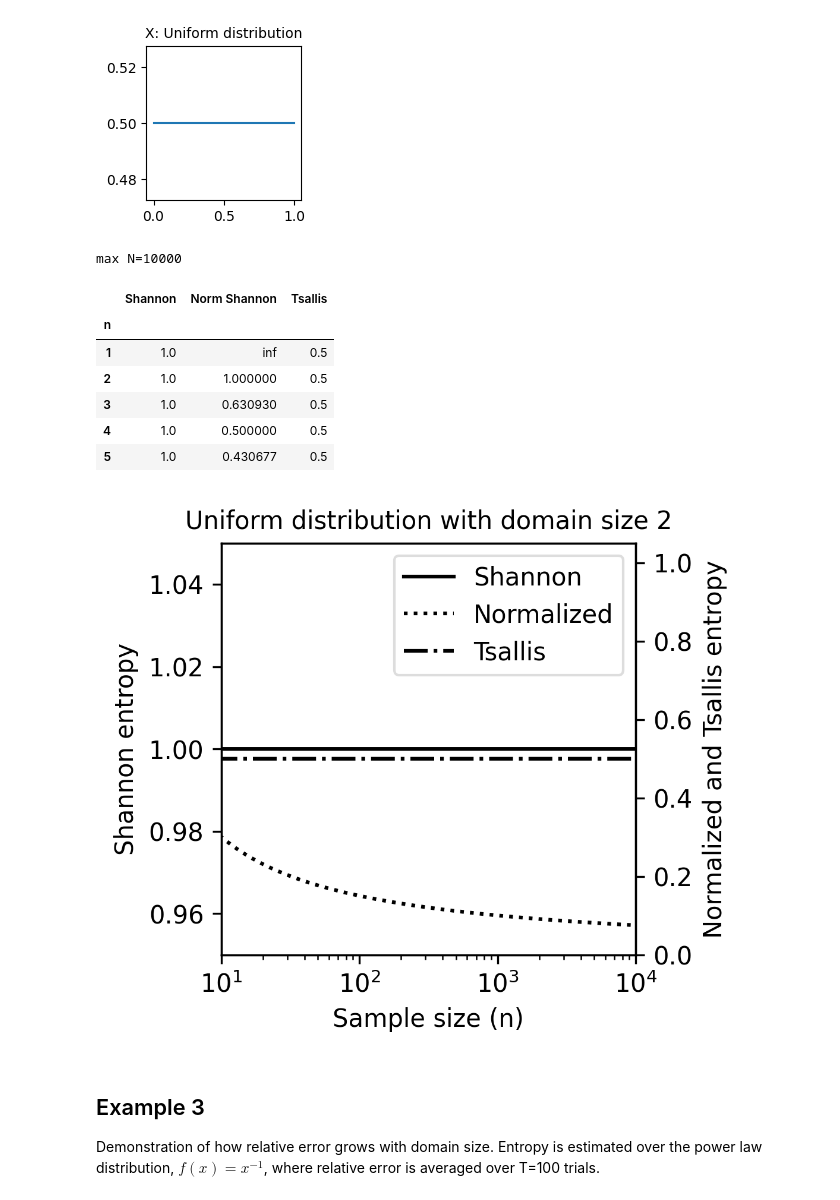
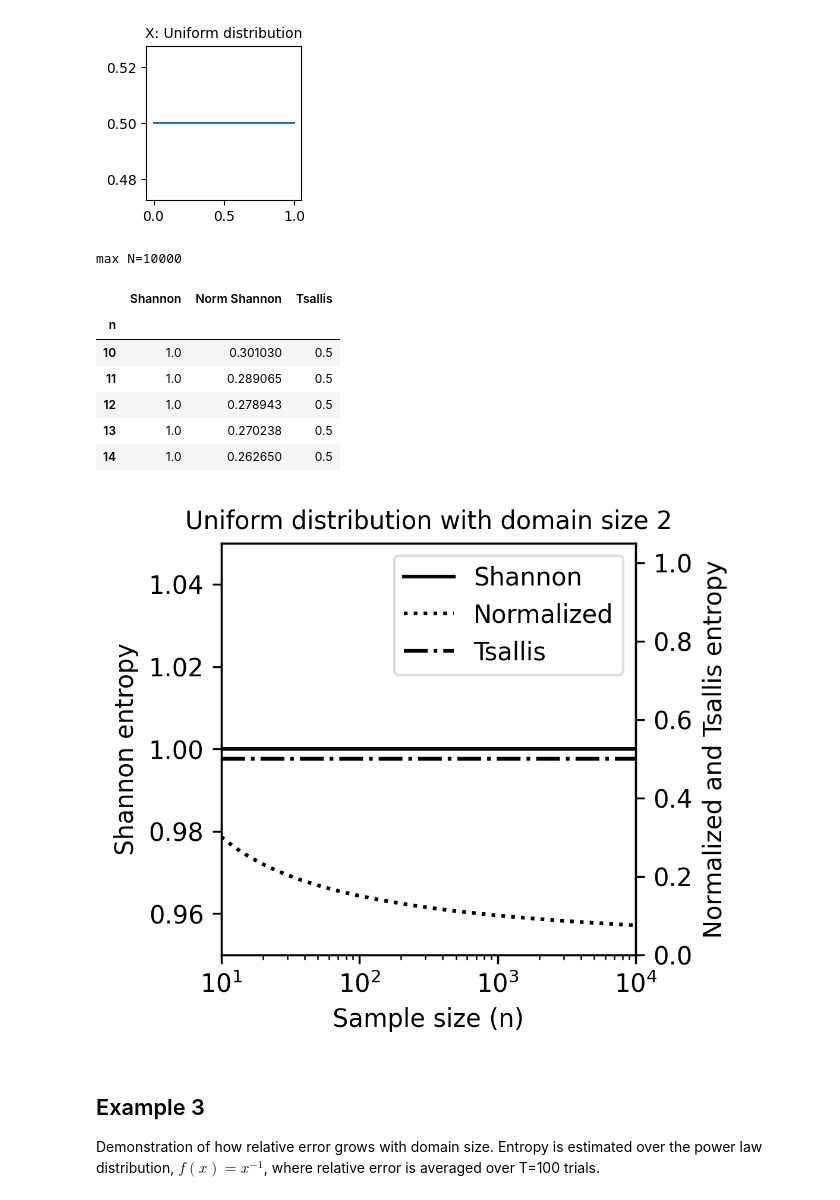
Before and after one commit to google/fingerprinting-risk-measures, a Jupyter notebook: entropy_example_problems_simulated.ipynb, the cells around one changed output. Cells and saved outputs as stored; diff of their text form; code cells hidden in the pictures.

Commit message:
Update entropy_example_problems_simulated.ipynb
start from size=10 to avoid division by zero error (the plot anyways plots from size=10)

```diff
--- a/entropy_example_problems_simulated.ipynb
+++ b/entropy_example_problems_simulated.ipynb
@@ -324,33 +324,33 @@ sum(X)=1.000
 [figure]
 # %%
 print('max N=%s'%N)
-sample_sizes = list(range(1, N+1))
+sample_sizes = list(range(10, N+1))
 
 shannon_entropy_values = []
 norm_shannon_entropy_values = []
 tsallis_entropy_values = []
 for n in sample_sizes:
   #if n > 10: break
   shannon_entropy_values += [get_shannon_entropy(pX)]
   norm_shannon_entropy_values += [get_normalized_shannon_entropy(pX, N=n)]
   tsallis_entropy_values += [get_tsallis_entropy(pX)]
 
 data_2 = pd.DataFrame({
     'n': sample_sizes,
     'Shannon': shannon_entropy_values,
     'Norm Shannon': norm_shannon_entropy_values,
     'Tsallis': tsallis_entropy_values,
 }).set_index('n')
 data_2.head()
 # %% [output]
 max N=10000
 |  | Shannon | Norm Shannon | Tsallis |
 | n |  |  |  |
-| 1 | 1.0 | inf | 0.5 |
-| 2 | 1.0 | 1.000000 | 0.5 |
-| 3 | 1.0 | 0.630930 | 0.5 |
-| 4 | 1.0 | 0.500000 | 0.5 |
-| 5 | 1.0 | 0.430677 | 0.5 |
+| 10 | 1.0 | 0.301030 | 0.5 |
+| 11 | 1.0 | 0.289065 | 0.5 |
+| 12 | 1.0 | 0.278943 | 0.5 |
+| 13 | 1.0 | 0.270238 | 0.5 |
+| 14 | 1.0 | 0.262650 | 0.5 |
 # %%
 fig, ax = plt.subplots(1, 1, figsize=(3,3), dpi=300)
 ax.set_title('Uniform distribution with domain size 2', fontdict={'fontsize':10})
@@ -371,7 +371,7 @@ lns += ax2.plot(data_2.index, data_2['Tsallis'], entropy_lines['Tsallis'], label
 labs = [l.get_label() for l in lns]
 _ = plt.legend(lns, labs, loc='upper right', facecolor='white', framealpha=0.65)
 # %% [output]
-[figure, old version]
+[figure, new version]
 # %% [markdown]
 ## Example 3
 
```
Also changed, not shown: parts of 4 cells of this notebook.
